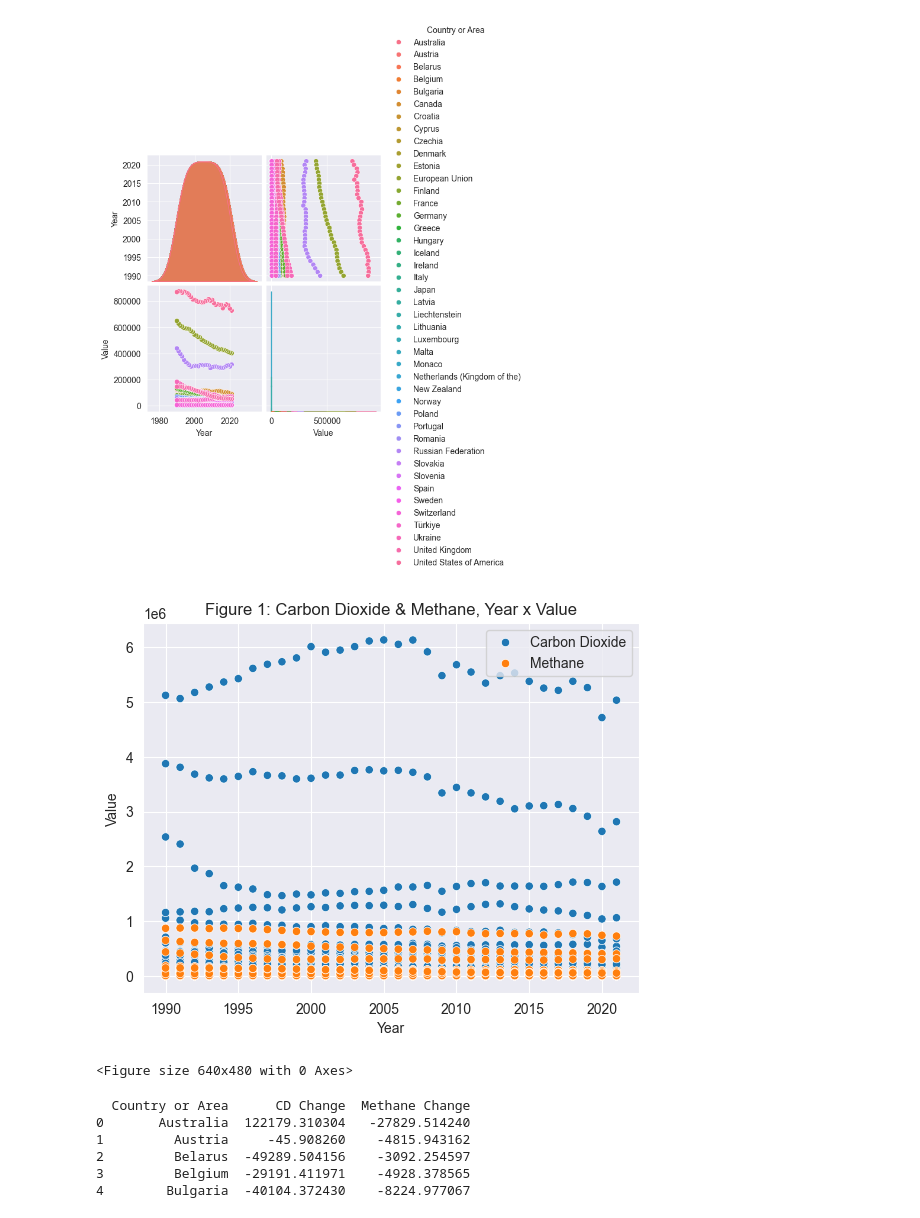
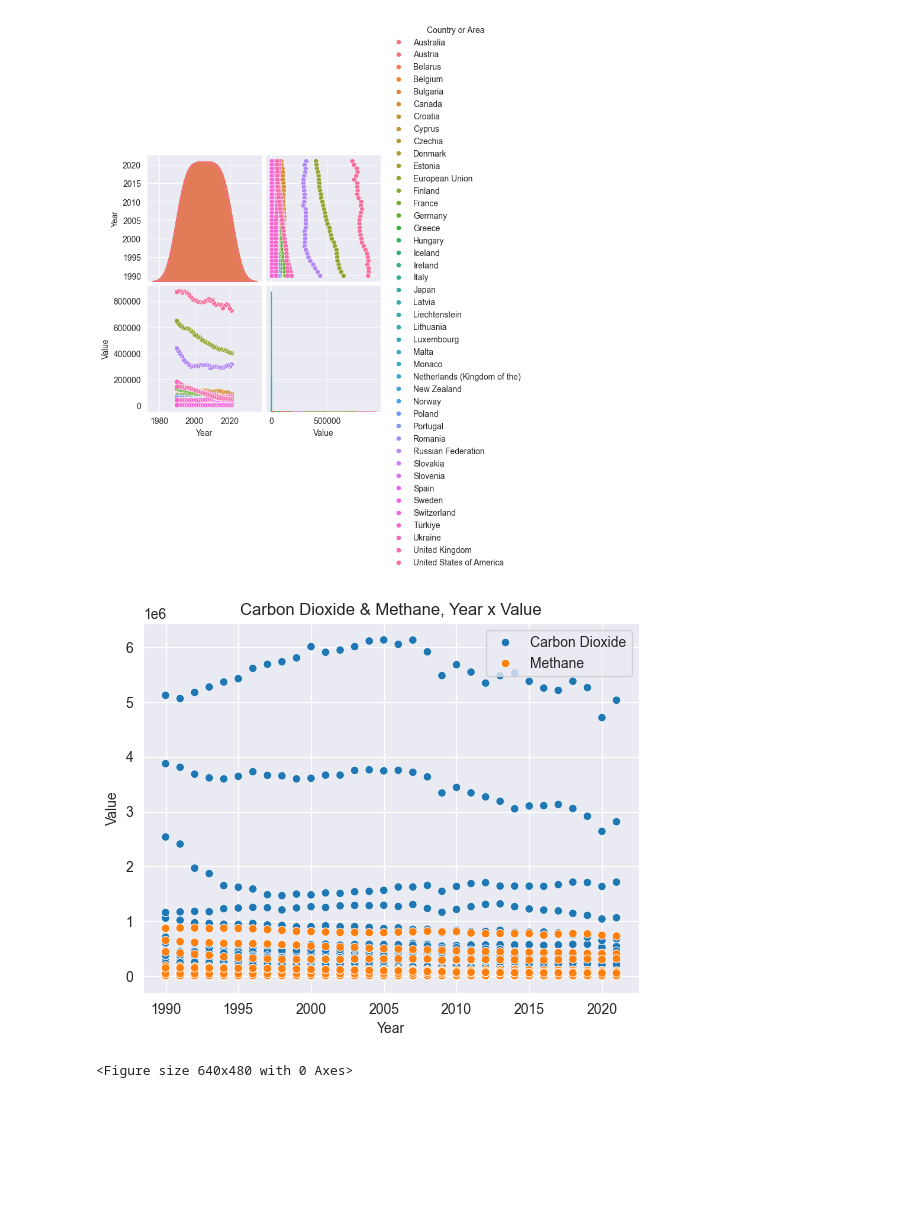
Before and after one commit to meganwilcox/Environment-Methane-Carbon-Dioxide, a Jupyter notebook: Overview.ipynb, the cells around one changed output. Saved outputs shown, nothing was run; the diff lists cells and outputs as text; code cells hidden in the pictures; blank space fills up the shorter version.

```diff
--- a/Overview.ipynb
+++ b/Overview.ipynb
@@ -69,29 +69,29 @@ plt.show()
 # %%
 # Plots of Year x Value for CO and Methane
 carbon_dioxide_df['type'] = 'Carbon Dioxide'
 methane_df['type'] = 'Methane'
 both_data = pd.concat([carbon_dioxide_df, methane_df])
 
 plt.figure()
 sns.scatterplot(data=both_data, x='Year', y='Value', hue='type')
 plt.legend(loc='upper right')
-plt.title('Figure 1: Carbon Dioxide & Methane, Year x Value')
+plt.title('Carbon Dioxide & Methane, Year x Value')
 plt.show()
-plt.savefig('Figures/Figure 1: Carbon Dioxide & Methane, Year x Value.jpeg')
+plt.savefig('Figures/Carbon Dioxide & Methane, Year x Value.jpeg')
 
 
 # Expanded Plot
 #sns.scatterplot(data=both_data, x='Year', y='Value', hue='type')
 #plt.legend(loc='upper right')
 #plt.ylim(0,7)
 #plt.show()
 
 #plt.scatter(carbon_dioxide_df['Year'], carbon_dioxide_df['Value'])
 #plt.title('Carbon Dioxide Data')
 #plt.xlabel('Year')
 #plt.ylabel('Value')
 #plt.show()
 # %% [output]
-[figure, old version]
+[figure, new version]
 <Figure size 640x480 with 0 Axes>
 # %%
@@ -100,24 +100,24 @@ methane_df = methane_df[(methane_df['Year']==1990) | (methane_df['Year']==2020)]
 # %%
 # New Dataframe with countries and their average emissions for both CO2 and Methane
-country_area = pd.Series(carbon_dioxide_df['Country or Area'].unique())
+country_area = pd.Series(co_df['Country or Area'].unique())
 carbon_dioxide_change = []
 methane_change = []
 
 
-cd_country_area = (carbon_dioxide_df['Country or Area'].unique()).tolist()
-me_country_area = (methane_df['Country or Area'].unique()).tolist()
+cd_country_area = (co_df['Country or Area'].unique()).tolist()
+me_country_area = (me_df['Country or Area'].unique()).tolist()
 # print(cd_country_area==me_country_area) # True, Same list of countries
 # print(len(cd_country_area)) # 43
 
 
 for i in range(len(cd_country_area)): # Repeating code, so probably could spend time to increase efficiency
     # Carbon Dioxide
-    cd = pd.DataFrame(carbon_dioxide_df[carbon_dioxide_df['Country or Area']==cd_country_area[i]])
-    cd_test_1990 = cd['Year'] == 1990
-    cd_test_2020 = cd['Year'] == 2020
-    carbon_dioxide_change.append(cd[cd_test_2020].Value.values[0] - cd[cd_test_1990].Value.values[0])
+    temp_co = pd.DataFrame(co_df[co_df['Country or Area']==cd_country_area[i]])
+    co_test_1990 = temp_co['Year'] == 1990
+    co_test_2020 = temp_co['Year'] == 2020
+    carbon_dioxide_change.append(temp_co[co_test_2020].Value.values[0] - temp_co[co_test_1990].Value.values[0])
     # Methane
-    me = pd.DataFrame(methane_df[methane_df['Country or Area']==me_country_area[i]])
+    me = pd.DataFrame(me_df[me_df['Country or Area']==me_country_area[i]])
     me_test_1990 = me['Year'] == 1990
     me_test_2020 = me['Year'] == 2020
     methane_change.append(me[me_test_2020].Value.values[0] - me[me_test_1990].Value.values[0])
@@ -127,10 +127,4 @@ for i in range(len(cd_country_area)): # Repeating code, so probably could spend
 direction = {'Country or Area': country_area, 'CD Change': carbon_dioxide_change, 'Methane Change': methane_change}
 combined_df = pd.DataFrame(direction)
 # print(combined_df.head())
+# print(len(combined_df))
-# %% [output]
-  Country or Area      CD Change  Methane Change
-0       Australia  122179.310304   -27829.514240
-1         Austria     -45.908260    -4815.943162
-2         Belarus  -49289.504156    -3092.254597
-3         Belgium  -29191.411971    -4928.378565
-4        Bulgaria  -40104.372430    -8224.977067
```
Also changed, not shown: parts of 4 cells of this notebook, 2 other files.
